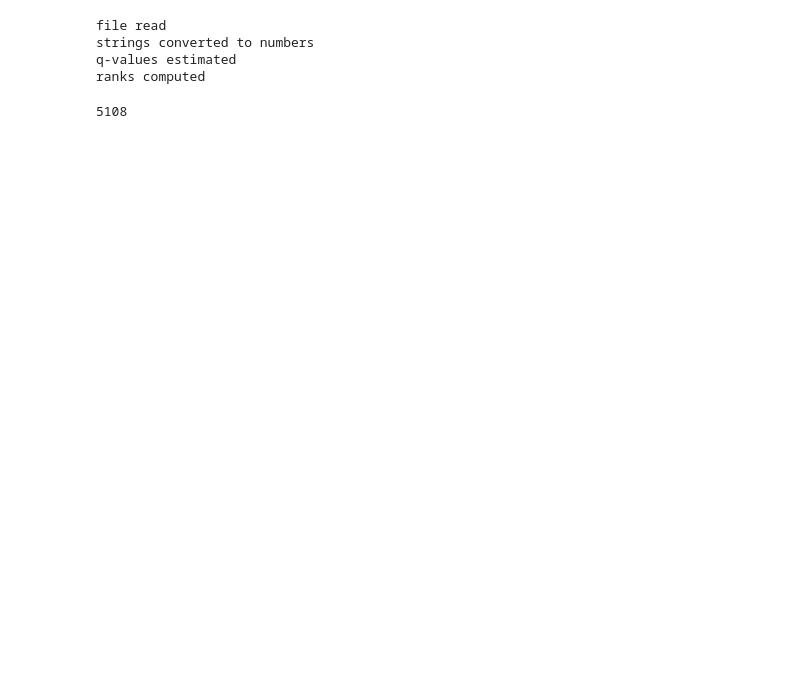
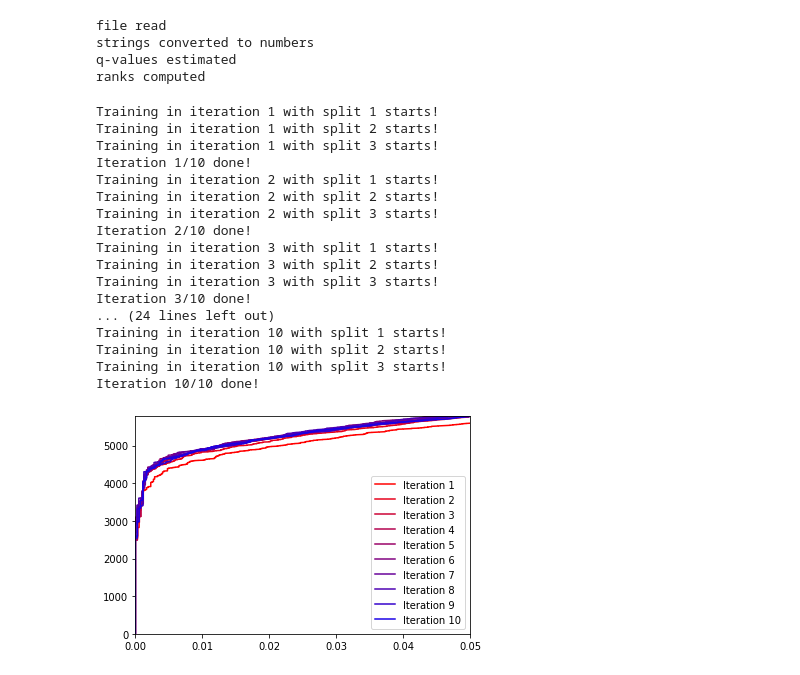
Before and after one commit to emilpaulitz/Bachelor-Thesis, a Jupyter notebook: src/Main.ipynb, the cells around one changed output. Cells and saved outputs as stored; diff of their text form; code cells hidden in the pictures; blank space fills up the shorter version.

Commit message:
implemented corss-validation

```diff
--- a/src/Main.ipynb
+++ b/src/Main.ipynb
@@ -3,33 +3,32 @@ from pycolator import *
 
 idCol = 'SpecId'
 scoreCol = 'NuXL:score'
-excluded = ['SpecId', 'Label', 'ScanNr', 'Peptide', 'Proteins', 'FDR', 'q-val', 'Rank']
+excluded = ['SpecId', 'Label', 'ScanNr', 'Peptide', 'Proteins', 'FDR', 'q-val', 'Rank', 'temp_score', 'percolator_score']
 
 dSlow = readAndProcess('../Data/1-AChernev_080219_dir_HeLa_cyt_UCGA_slow.tsv', idCol, scoreCol)
-p = percolator(dSlow, idCol, excluded, suppressLog = True)
 # %% [output]
 file read
 strings converted to numbers
 q-values estimated
 ranks computed
-# %%
-df = p
-
-scores = [x for x in list(df.columns) if (x not in excluded)]
-
-ixFalse = list(df[df.Label == 0].index)
-
-falseTrain = df[scores].loc[ixFalse].values.tolist()
-trueTrain = df[scores][(df['q-val'] <= 0.05) & (df.Label == 1)].values.tolist()
-
-# compute training and response sets
-train = falseTrain + trueTrain
-classes = [0] * len(falseTrain) + [1] * len(trueTrain)
-
-W = svm.LinearSVC(dual = False, C = 1, class_weight = {0:1,1:1}).fit(train, classes)
-X = df[scores].values.tolist()
-df['testScore'] = W.decision_function(X)
-calcQ(df, 'testScore')
-len(df[df['q-val'] <= 0.01])
-# %% [output]
-5108
+# %%
+p = percolator(dSlow, idCol, excluded, plotEveryIter = True, plotSaveName = '../results/percolator_after_cross_validation1.png')
+# %% [output]
+Training in iteration 1 with split 1 starts!
+Training in iteration 1 with split 2 starts!
+Training in iteration 1 with split 3 starts!
+Iteration 1/10 done!
+Training in iteration 2 with split 1 starts!
+Training in iteration 2 with split 2 starts!
+Training in iteration 2 with split 3 starts!
+Iteration 2/10 done!
+Training in iteration 3 with split 1 starts!
+Training in iteration 3 with split 2 starts!
+Training in iteration 3 with split 3 starts!
+Iteration 3/10 done!
+... (24 lines left out)
+Training in iteration 10 with split 1 starts!
+Training in iteration 10 with split 2 starts!
+Training in iteration 10 with split 3 starts!
+Iteration 10/10 done!
+[figure, added]
```
Also changed, not shown: parts of 2 cells of this notebook, 3 other files.
